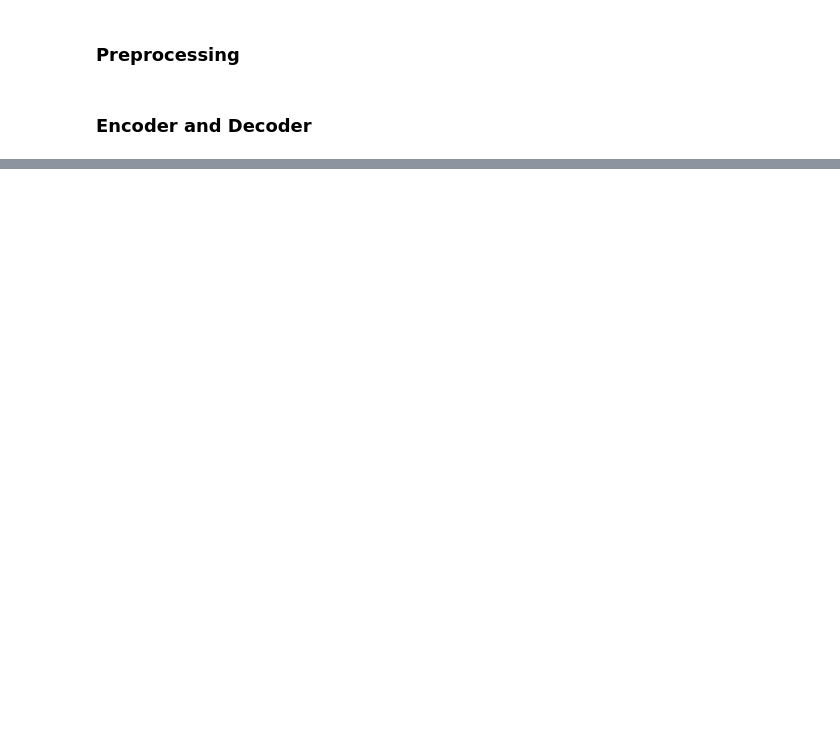
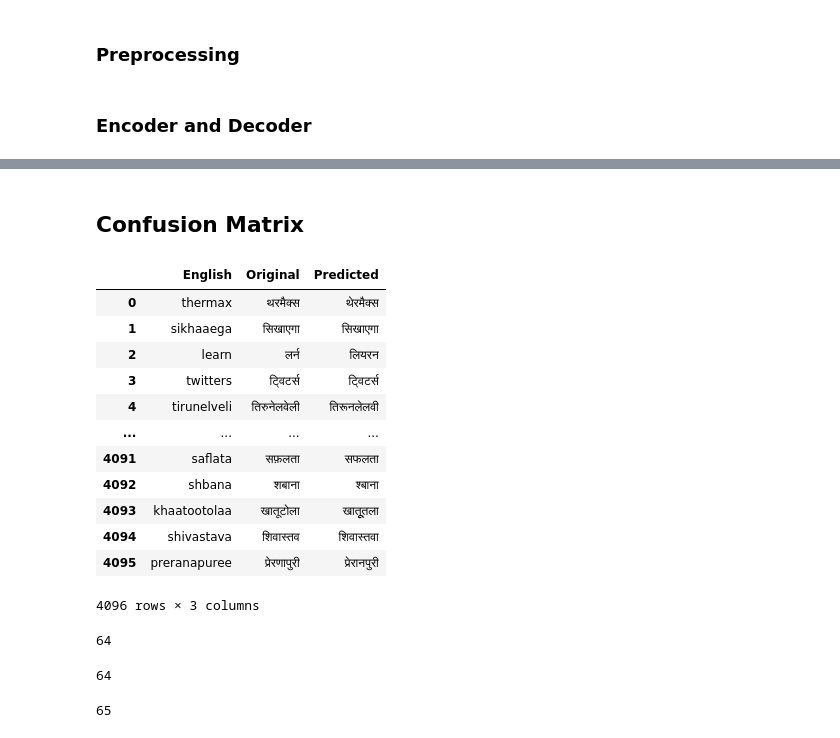
Before and after one commit to majhibibhuti999/CS6910-Assignment-3, a Jupyter notebook: Q4.ipynb, the cells around one changed output, grey strips where cells are left out. Cells and saved outputs as stored; diff of their text form; code cells hidden in the pictures; blank space fills up the shorter version.

```diff
--- a/Q4.ipynb
+++ b/Q4.ipynb
@@ -549,0 +752,2 @@ predictions.to_excel("predictions_vanilla/output.xlsx")
+# %% [markdown]
+## Confusion Matrix
@@ -549,0 +756,18 @@ predictions.to_excel("predictions_vanilla/output.xlsx")
+# %%
+df = pd.read_csv("/kaggle/input/predictions/wandb_export_2023-05-20T22_42_50.44605_30.csv")
+# %%
+df
+# %% [output]
+|  | English | Original | Predicted |
+| 0 | thermax | थरमैक्स | थेरमैक्स |
+| 1 | sikhaaega | सिखाएगा | सिखाएगा |
+| 2 | learn | लर्न | लियरन |
+| 3 | twitters | ट्विटर्स | ट्विटर्स |
+| 4 | tirunelveli | तिरुनेलवेली | तिरूनलेलवी |
+| ... | ... | ... | ... |
+| 4091 | saflata | सफ़लता | सफलता |
+| 4092 | shbana | शबाना | श्बाना |
+| 4093 | khaatootolaa | खातूटोला | खातूूतला |
+| 4094 | shivastava | शिवास्तव | शिवास्तवा |
+| 4095 | preranapuree | प्रेरणापुरी | प्रेरानपुरी |
+4096 rows × 3 columns
@@ -549,0 +786,12 @@ predictions.to_excel("predictions_vanilla/output.xlsx")
+# %%
+max(target)
+# %% [output]
+64
+# %%
+max(predicted)
+# %% [output]
+64
+# %%
+len(Hindi_vocab)
+# %% [output]
+65
```
Also changed, not shown: parts of 28 cells of this notebook, 5 other files.
